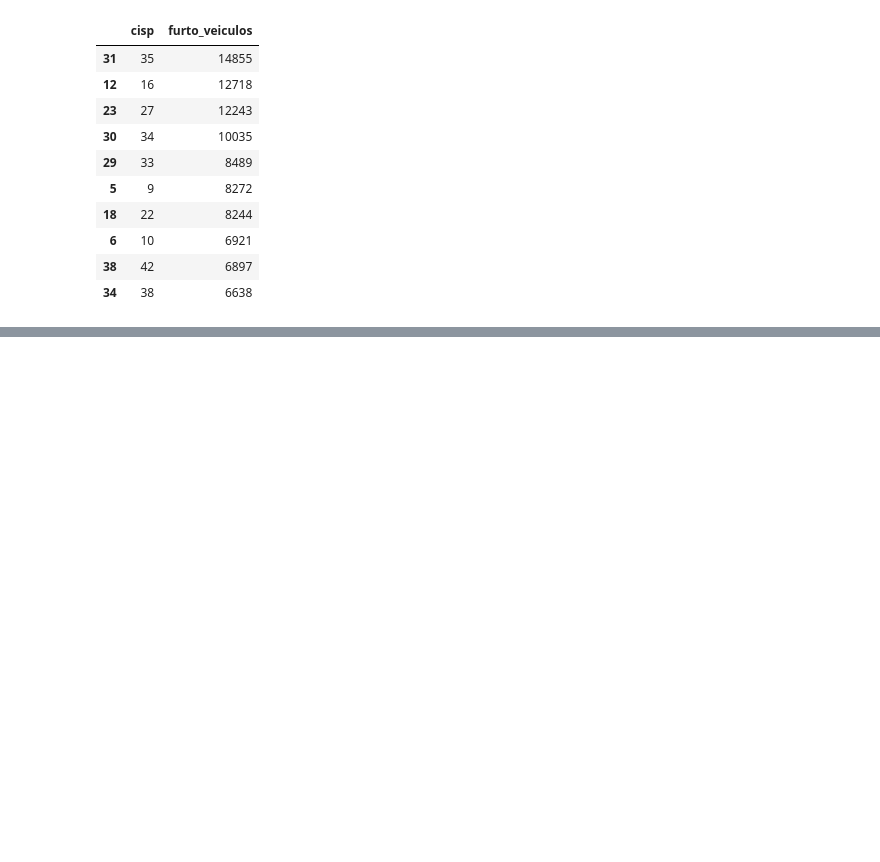
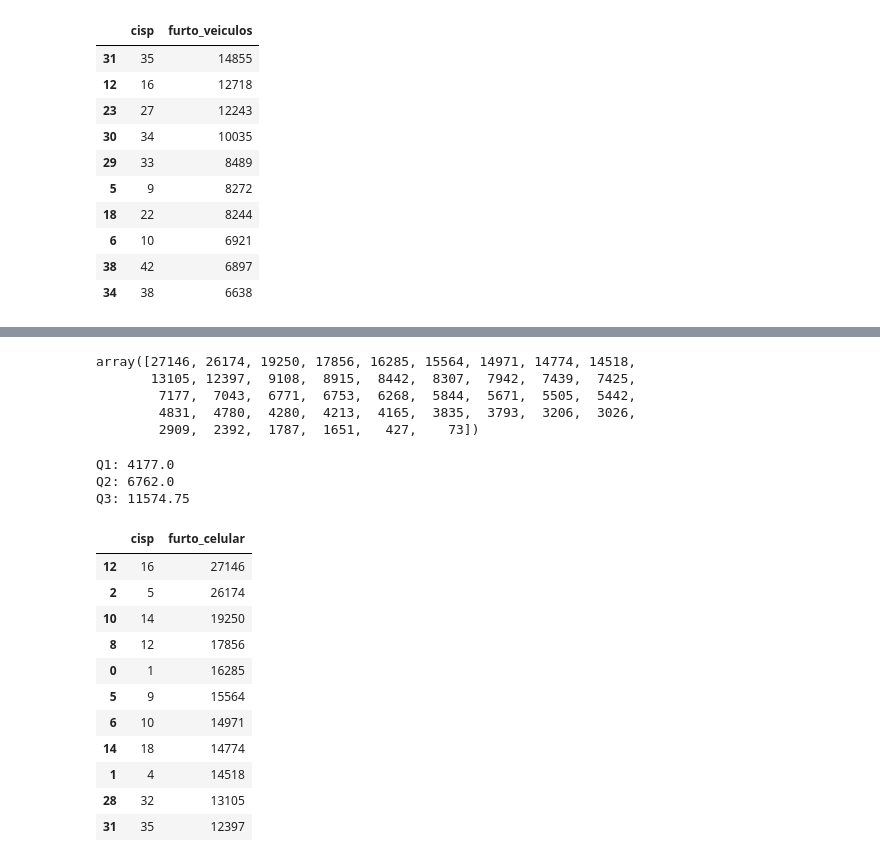
Before and after one commit to wrteixeira2-cpu/UC2SenacDados1, a Jupyter notebook: isp.ipynb, the cells around one changed output, grey strips where cells are left out. Saved outputs shown, nothing was run; the diff lists cells and outputs as text; code cells hidden in the pictures; blank space fills up the shorter version.

```diff
--- a/isp.ipynb
+++ b/isp.ipynb
@@ -156,0 +249,36 @@ df_cisp_furto.head(10)
+# %%
+array_cisp_baixada_fluminense = np.array(df_cisp_furto['furto_celular'])
+array_cisp_baixada_fluminense
+# %% [output]
+array([27146, 26174, 19250, 17856, 16285, 15564, 14971, 14774, 14518,
+       13105, 12397,  9108,  8915,  8442,  8307,  7942,  7439,  7425,
+        7177,  7043,  6771,  6753,  6268,  5844,  5671,  5505,  5442,
+        4831,  4780,  4280,  4213,  4165,  3835,  3793,  3206,  3026,
+        2909,  2392,  1787,  1651,   427,    73])
+# %%
+q1 = np.percentile(array_cisp_baixada_fluminense, 25)
+q2 = np.percentile(array_cisp_baixada_fluminense, 50)
+q3 = np.percentile(array_cisp_baixada_fluminense, 75)
+print('Q1:', q1)
+print('Q2:', q2)
+print('Q3:', q3)
+# %% [output]
+Q1: 4177.0
+Q2: 6762.0
+Q3: 11574.75
+# %%
+top_25 = df_cisp_furto.loc[df_cisp_furto['furto_celular'] > q3]
+top_25
+# %% [output]
+|  | cisp | furto_celular |
+| 12 | 16 | 27146 |
+| 2 | 5 | 26174 |
+| 10 | 14 | 19250 |
+| 8 | 12 | 17856 |
+| 0 | 1 | 16285 |
+| 5 | 9 | 15564 |
+| 6 | 10 | 14971 |
+| 14 | 18 | 14774 |
+| 1 | 4 | 14518 |
+| 28 | 32 | 13105 |
+| 31 | 35 | 12397 |
```
Also changed, not shown: parts of 7 cells of this notebook.
